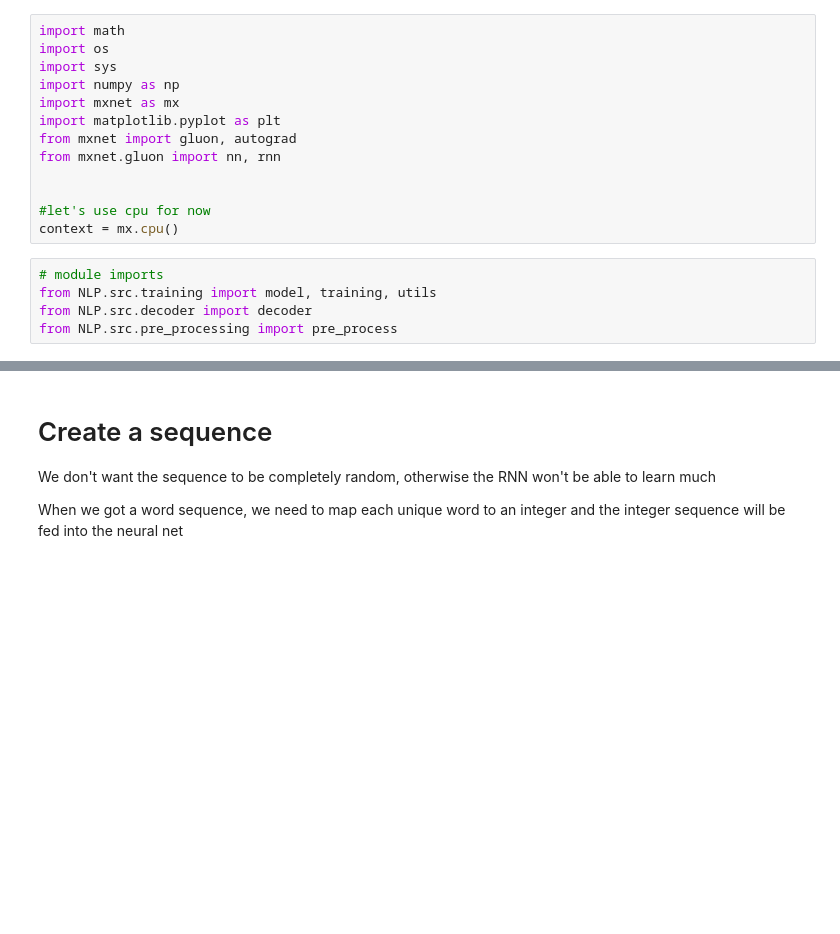
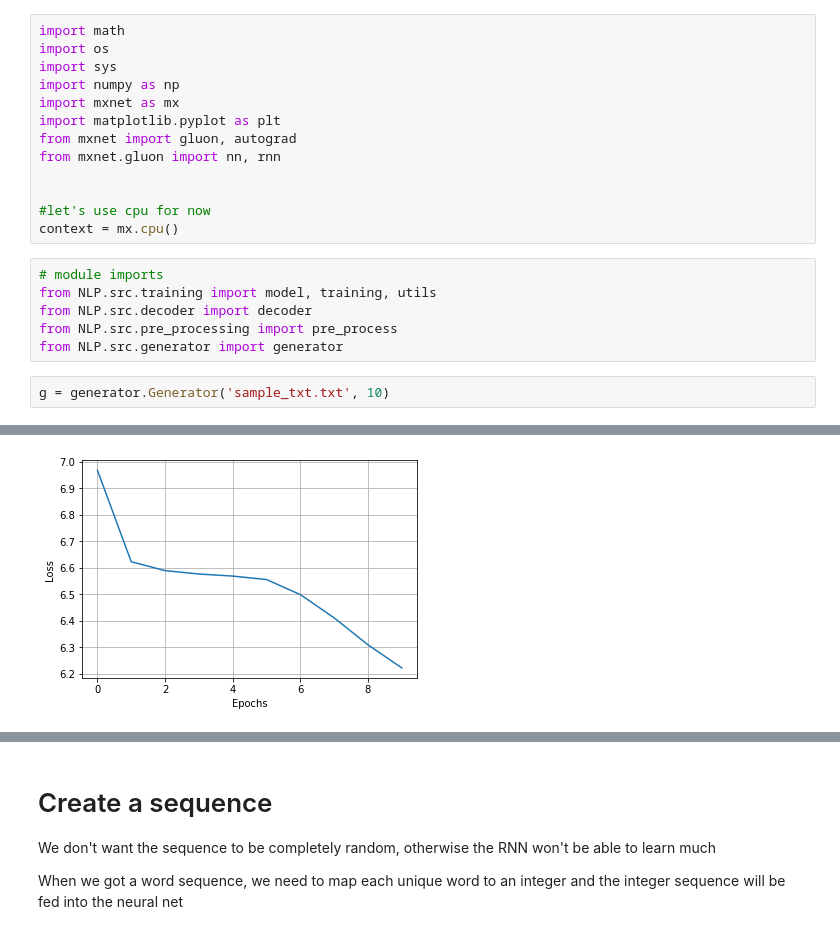
Before and after one commit to neillytan/NLP-Project, a Jupyter notebook: demo.ipynb, the cells around one changed output, grey strips where cells are left out. Saved outputs shown, nothing was run; the diff lists cells and outputs as text; blank space fills up the shorter version.

Commit message:
added generator class which is a wrapper for everything, added docstring for classes and methods minus model.py; cleaned up the code a bit

```diff
--- a/demo.ipynb
+++ b/demo.ipynb
@@ -16,3 +16,7 @@ context = mx.cpu()
 from NLP.src.training import model, training, utils
 from NLP.src.decoder import decoder
 from NLP.src.pre_processing import pre_process
+from NLP.src.generator import generator
+# %%
+g = generator.Generator('sample_txt.txt', 10)
+# %% [output]
@@ -18,0 +24 @@ from NLP.src.pre_processing import pre_process
+[figure, added]
```
Also changed, not shown: parts of 21 cells of this notebook, 8 other files.
